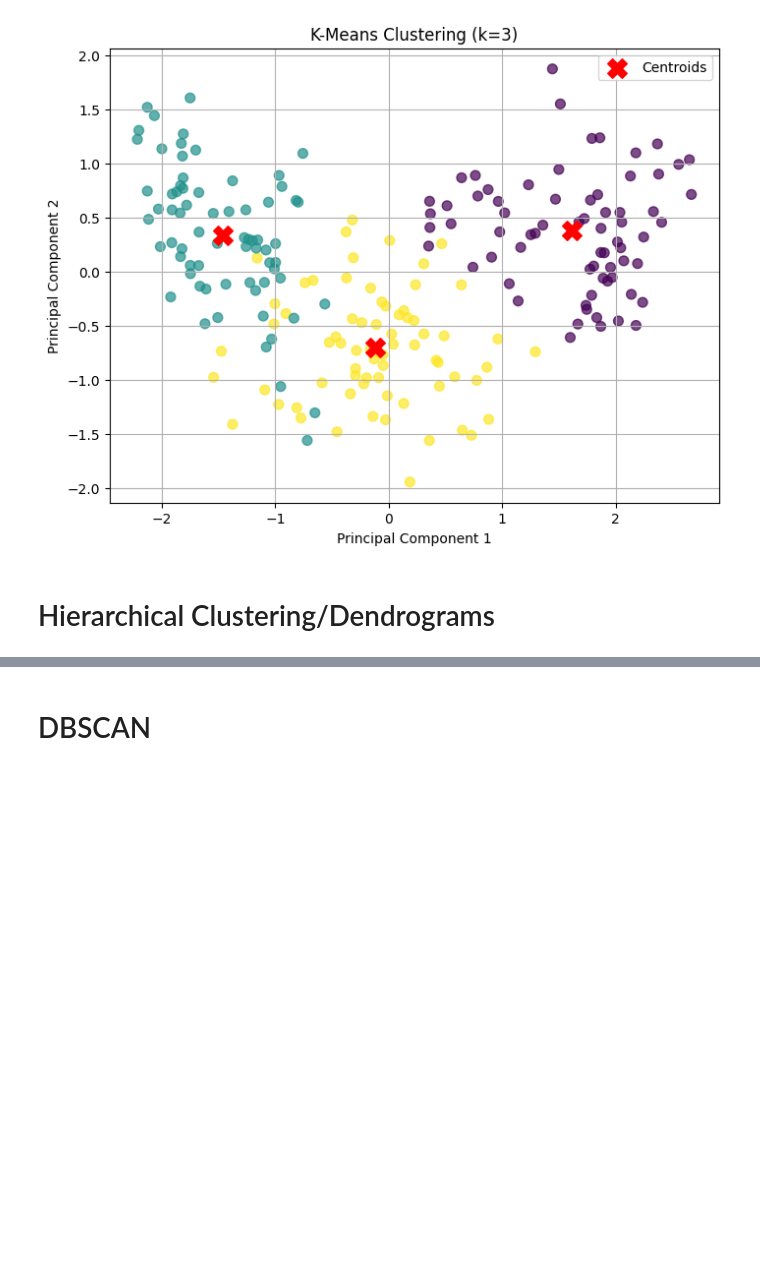
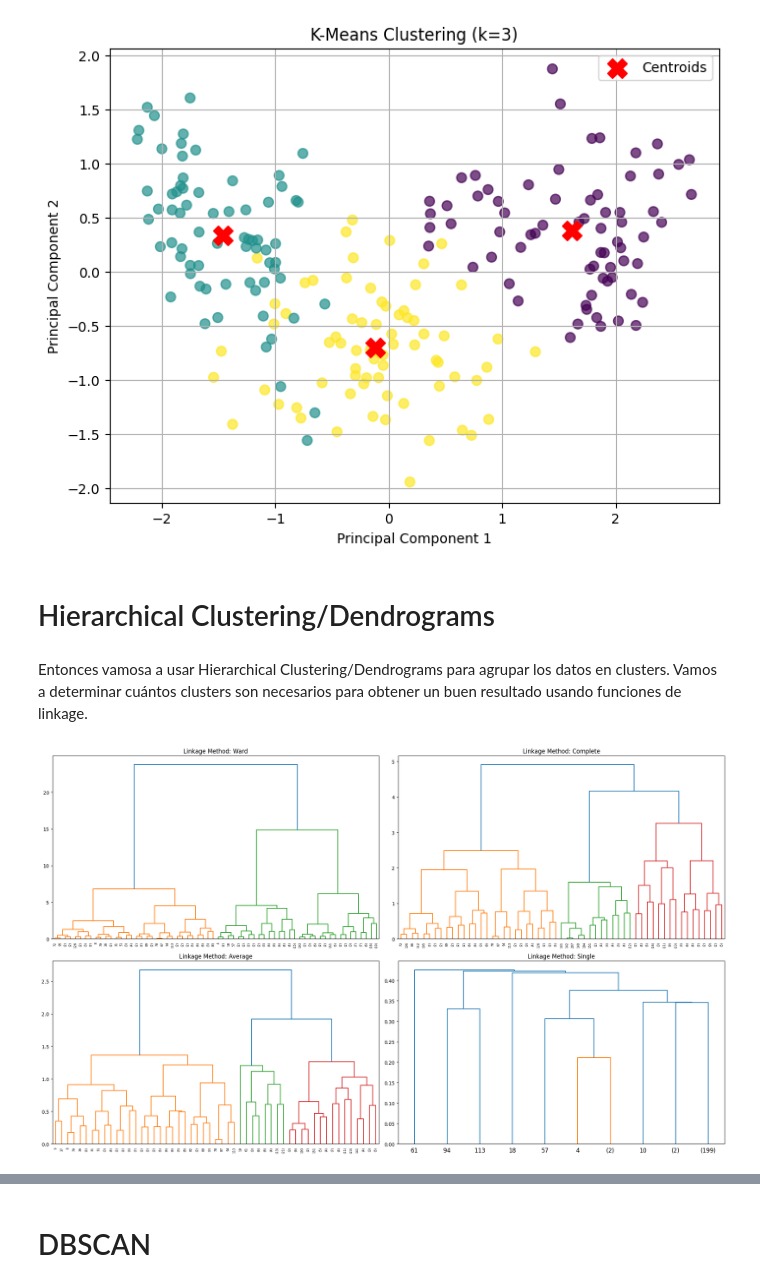
Before and after one commit to iborgstedt2848/ML_G84_G2_P2, a Jupyter notebook: segunda_práctica.ipynb, the cells around one changed output, grey strips where cells are left out. Drawn from its saved outputs; the diff is of its cells as text; code cells hidden in the pictures; blank space fills up the shorter version.

Commit message:
comparación entre k-means y hierarchical clustering/dendrograms

```diff
--- a/segunda_práctica.ipynb
+++ b/segunda_práctica.ipynb
@@ -195,3 +190,24 @@ plt.show()
 [figure]
 # %% [markdown]
 # Hierarchical Clustering/Dendrograms
+# %% [markdown]
+Entonces vamosa a usar Hierarchical Clustering/Dendrograms para agrupar los datos en clusters. Vamos a determinar cuántos clusters son necesarios para obtener un buen resultado usando funciones de linkage.
+# %%
+from scipy.cluster.hierarchy import dendrogram, linkage, fcluster
+import matplotlib.pyplot as plt
+import seaborn as sns
+
+linkage_methods = ['ward', 'complete', 'average', 'single']
+
+#dendrograms
+plt.figure(figsize=(20, 12))
+for i, method in enumerate(linkage_methods):
+    plt.subplot(2, 2, i + 1)
+    Z = linkage(pca_df[['PC1', 'PC2']], method=method)
+    dendrogram(Z, truncate_mode='level', p=5)
+    plt.title(f'Linkage Method: {method.capitalize()}')
+
+plt.tight_layout()
+plt.show()
+# %% [output]
+[figure, added]
```
Also changed, not shown: parts of 8 cells of this notebook.
